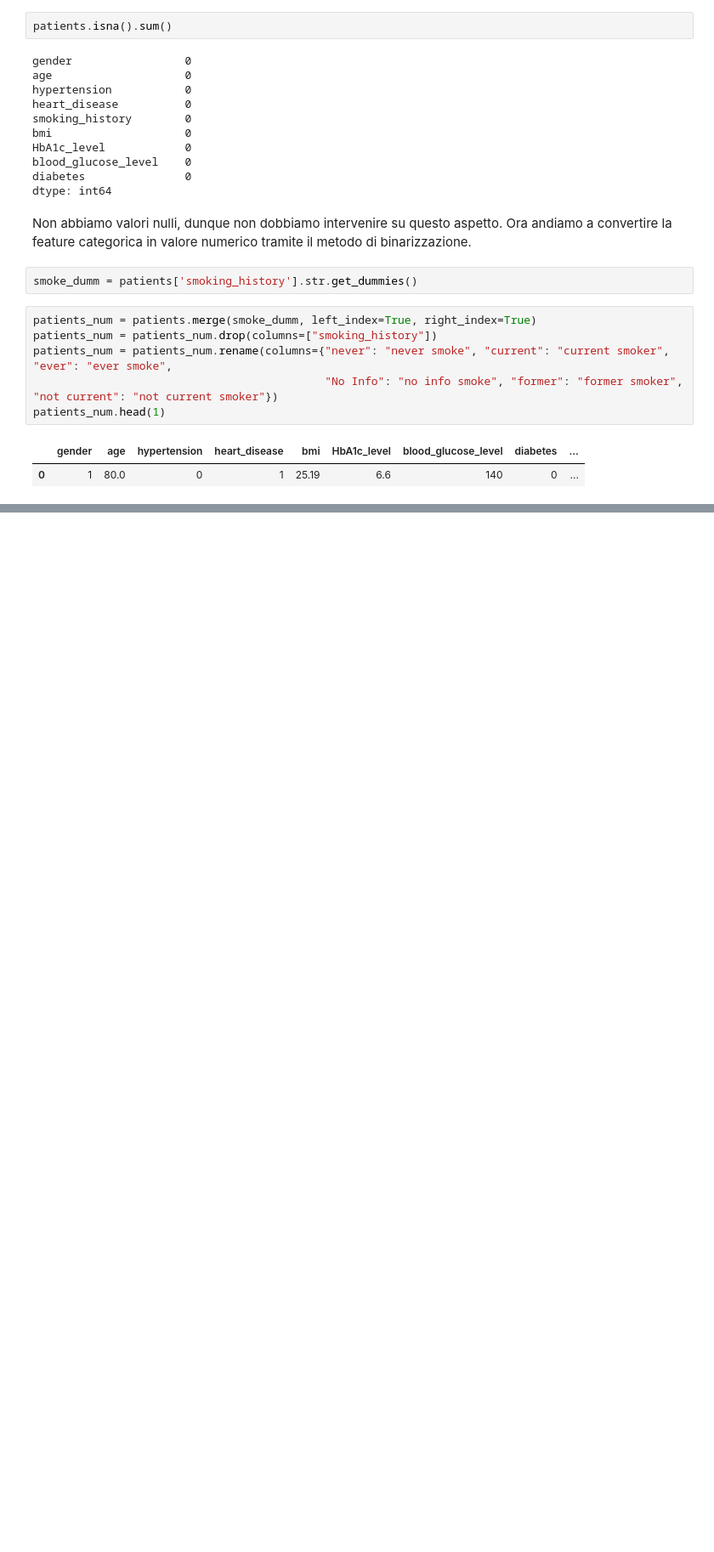
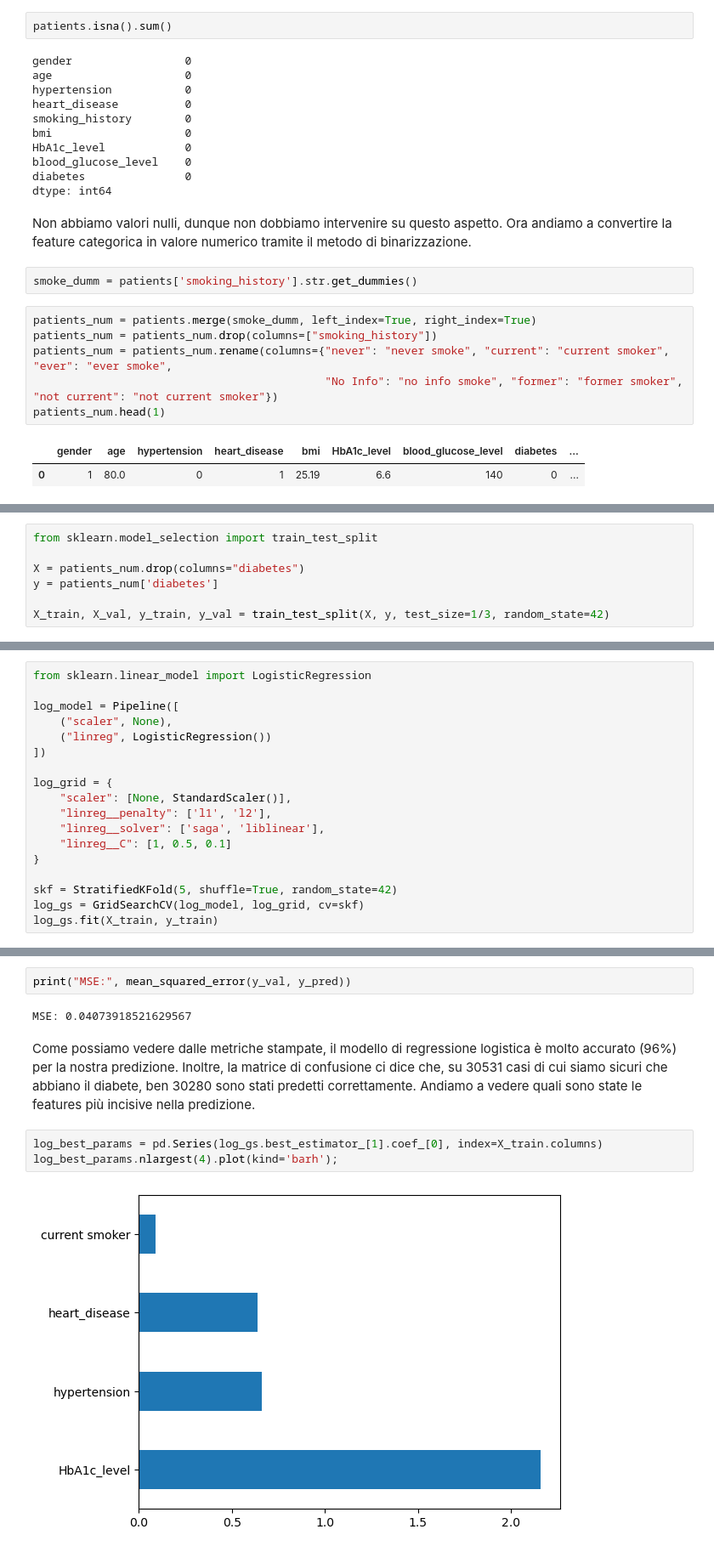
Before and after one commit to LorenzoRigoni/DIA24-Diabetes-Prediction, a Jupyter notebook: Diabetes_prediction.ipynb, the cells around one changed output, grey strips where cells are left out. Shown: that part at 85% size. Cells and saved outputs as stored; diff of their text form; blank space fills up the shorter version.

Commit message:
Created logistic regression prediction

```diff
--- a/Diabetes_prediction.ipynb
+++ b/Diabetes_prediction.ipynb
@@ -191,0 +224,7 @@ patients_num.head(1)
+# %%
+from sklearn.model_selection import train_test_split
+
+X = patients_num.drop(columns="diabetes")
+y = patients_num['diabetes']
+
+X_train, X_val, y_train, y_val = train_test_split(X, y, test_size=1/3, random_state=42)
@@ -191,0 +253,18 @@ patients_num.head(1)
+# %%
+from sklearn.linear_model import LogisticRegression
+
+log_model = Pipeline([
+    ("scaler", None),
+    ("linreg", LogisticRegression())
+])
+
+log_grid = {
+    "scaler": [None, StandardScaler()],
+    "linreg__penalty": ['l1', 'l2'],
+    "linreg__solver": ['saga', 'liblinear'],
+    "linreg__C": [1, 0.5, 0.1]
+}
+
+skf = StratifiedKFold(5, shuffle=True, random_state=42)
+log_gs = GridSearchCV(log_model, log_grid, cv=skf)
+log_gs.fit(X_train, y_train)
@@ -191,0 +304,11 @@ patients_num.head(1)
+# %%
+print("MSE:", mean_squared_error(y_val, y_pred))
+# %% [output]
+MSE: 0.04073918521629567
+# %% [markdown]
+Come possiamo vedere dalle metriche stampate, il modello di regressione logistica è molto accurato (96%) per la nostra predizione. Inoltre, la matrice di confusione ci dice che, su 30531 casi di cui siamo sicuri che abbiano il diabete, ben 30280 sono stati predetti correttamente. Andiamo a vedere quali sono state le features più incisive nella predizione.
+# %%
+log_best_params = pd.Series(log_gs.best_estimator_[1].coef_[0], index=X_train.columns)
+log_best_params.nlargest(4).plot(kind='barh');
+# %% [output]
+[figure, added]
```
Also changed, not shown: parts of 17 cells of this notebook.
